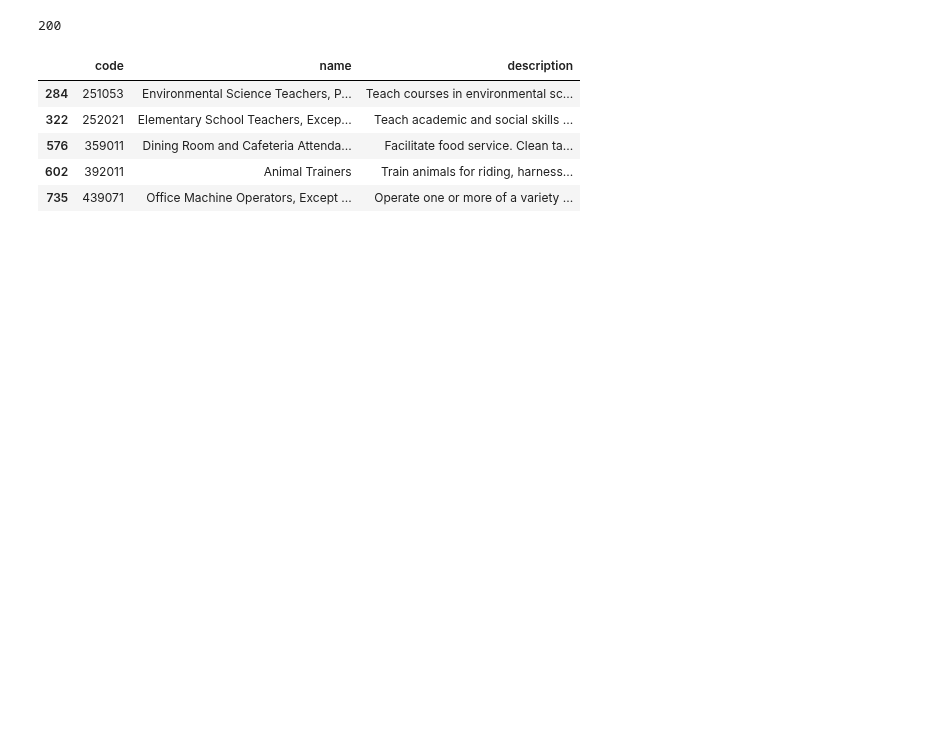
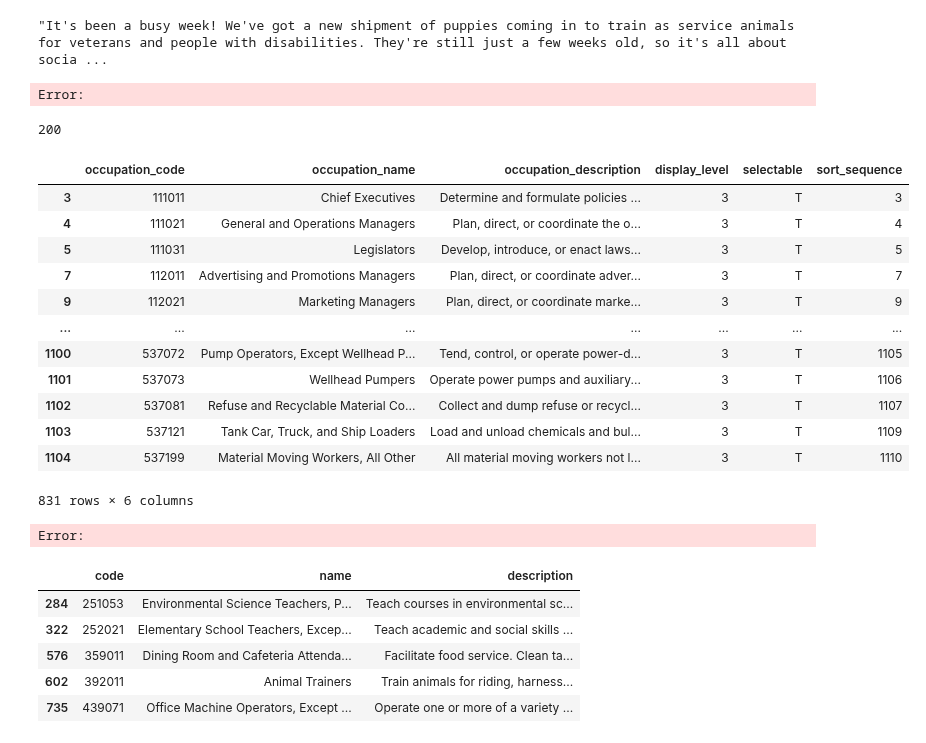
Before and after one commit to Segtanof/Teapot, a Jupyter notebook: auto_test.ipynb, the cells around one changed output. Cells and saved outputs as stored; diff of their text form; code cells hidden in the pictures; blank space fills up the shorter version.

```diff
--- a/auto_test.ipynb
+++ b/auto_test.ipynb
@@ -5,0 +110,5 @@ import io
+# %%
+reply.chat_history[-2]["content"]
+# %% [output]
+"It's been a busy week! We've got a new shipment of puppies coming in to train as service animals for veterans and people with disabilities. They're still just a few weeks old, so it's all about socia ...
+Error:
@@ -18,8 +139,26 @@ response.status_code
 # load occupation to df
 #https://www.bls.gov/oes/current/oessrci.htm
 occupation = pd.read_csv(io.BytesIO(response.content), sep="\t").dropna(subset=["occupation_description"])
+occ_raw= occupation.copy()
 occupation = occupation[["occupation_code", "occupation_name","occupation_description"]]
 occupation = occupation.rename(columns={"occupation_code":"code", "occupation_name":"name","occupation_description":"description"})
+# %%
+occ_raw
+# %% [output]
+|  | occupation_code | occupation_name | occupation_description | display_level | selectable | sort_sequence |
+| 3 | 111011 | Chief Executives | Determine and formulate policies ... | 3 | T | 3 |
+| 4 | 111021 | General and Operations Managers | Plan, direct, or coordinate the o... | 3 | T | 4 |
+| 5 | 111031 | Legislators | Develop, introduce, or enact laws... | 3 | T | 5 |
+| 7 | 112011 | Advertising and Promotions Managers | Plan, direct, or coordinate adver... | 3 | T | 7 |
+| 9 | 112021 | Marketing Managers | Plan, direct, or coordinate marke... | 3 | T | 9 |
+| ... | ... | ... | ... | ... | ... | ... |
+| 1100 | 537072 | Pump Operators, Except Wellhead P... | Tend, control, or operate power-d... | 3 | T | 1105 |
+| 1101 | 537073 | Wellhead Pumpers | Operate power pumps and auxiliary... | 3 | T | 1106 |
+| 1102 | 537081 | Refuse and Recyclable Material Co... | Collect and dump refuse or recycl... | 3 | T | 1107 |
+| 1103 | 537121 | Tank Car, Truck, and Ship Loaders | Load and unload chemicals and bul... | 3 | T | 1109 |
+| 1104 | 537199 | Material Moving Workers, All Other | All material moving workers not l... | 3 | T | 1110 |
+831 rows × 6 columns
+Error:
 # %%
 #occupation_l = ['New Accounts Clerks', 'Nuclear Technicians', 'Orderlies', 'Clinical and Counseling Psychologists', 'Radiologic Technologists and Technicians']
 occupation_l = (list(occupation.sample(n = 5, random_state=123).name))
```
Also changed, not shown: parts of 14 cells of this notebook, 3 other files.
